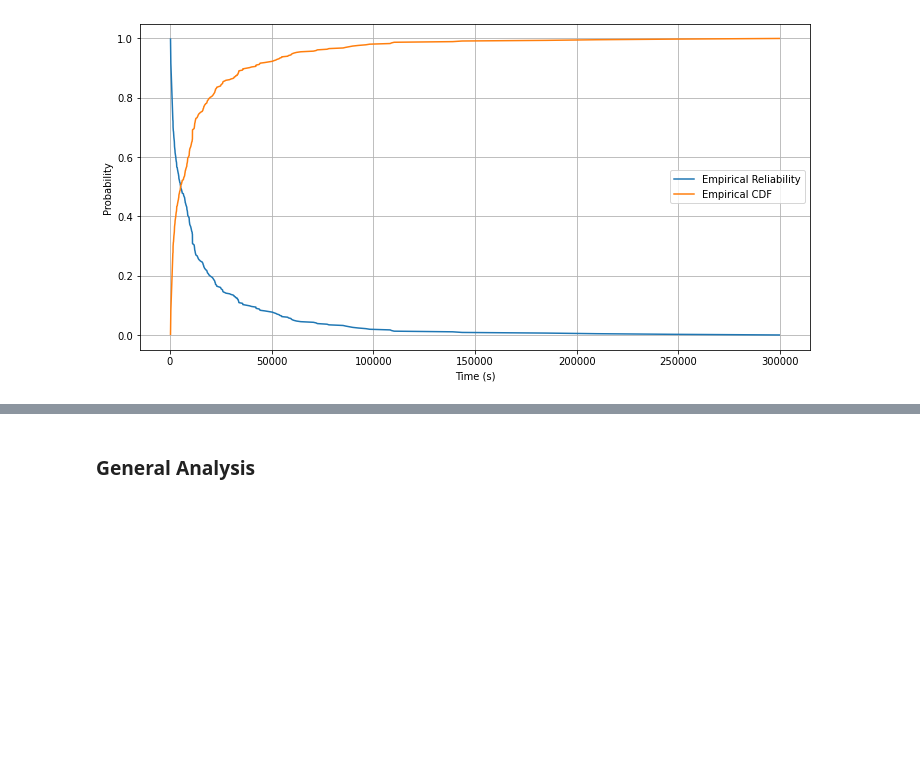
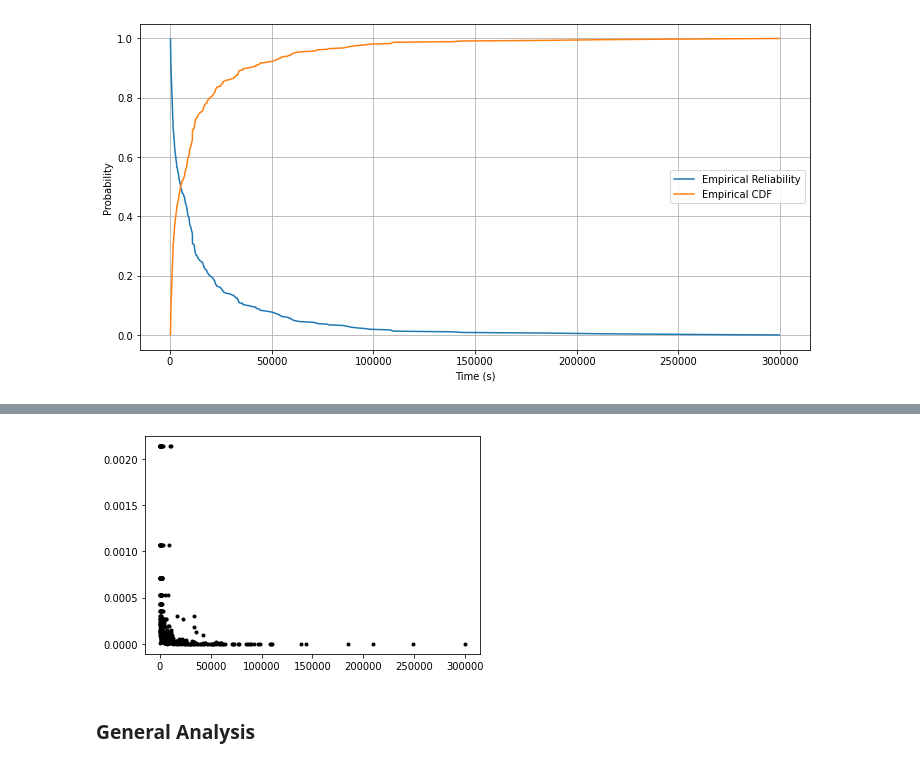
Before and after one commit to GuidoDC97/IE, a Jupyter notebook: Esercizio 5 FFDA/FFDA-Mercury.ipynb, the cells around one changed output, grey strips where cells are left out. Drawn from its saved outputs; the diff is of its cells as text; code cells hidden in the pictures; blank space fills up the shorter version.

```diff
--- a/Esercizio 5 FFDA/FFDA-Mercury.ipynb
+++ b/Esercizio 5 FFDA/FFDA-Mercury.ipynb
@@ -467,3 +483,8 @@ rel.to_csv('./Matlab/reliability_Mercury_system.csv', index=False)
+# %%
+data = df_sys_stat['Interarrival'].dropna().to_numpy()
+plot_points(failures=data, func='PDF')
+# %% [output]
+[figure, added]
 # %% [markdown]
 ### General Analysis
 # %%
```
Also changed, not shown: parts of 3 cells of this notebook, 2 other files.
